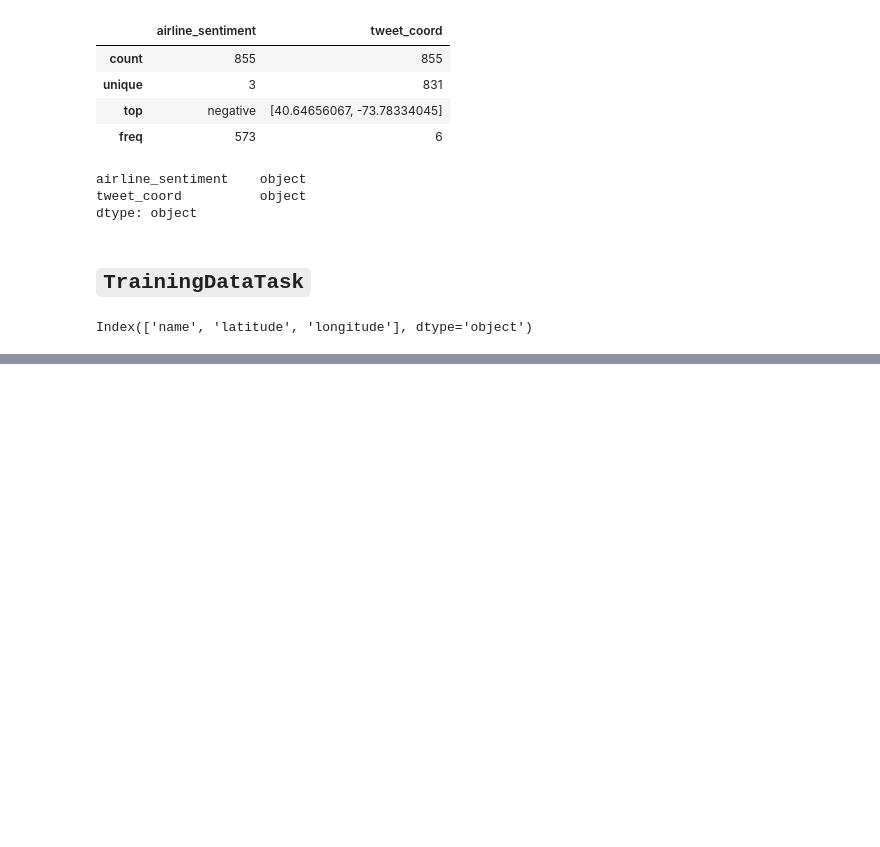
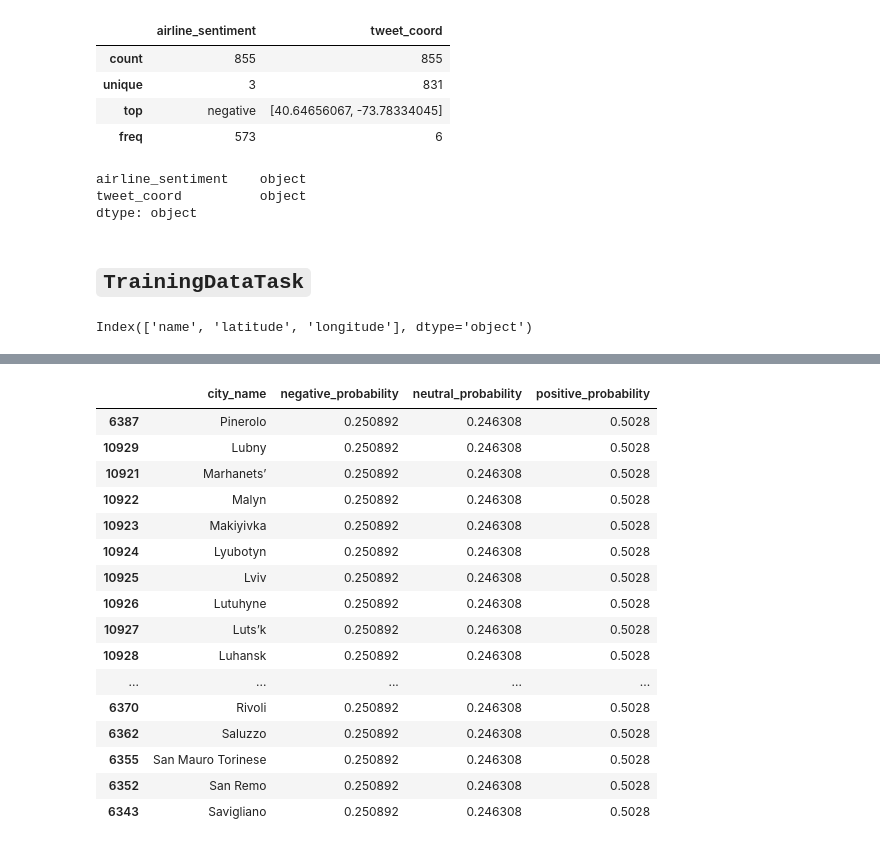
Before and after one commit to irfanki/luigi_ml, a Jupyter notebook: Kinaxis.ipynb, the cells around one changed output, grey strips where cells are left out. Saved outputs shown, nothing was run; the diff lists cells and outputs as text; code cells hidden in the pictures; blank space fills up the shorter version.

```diff
--- a/Kinaxis.ipynb
+++ b/Kinaxis.ipynb
@@ -465,0 +436,33 @@ df_test.to_csv('City_')
+# %%
+# Reverse the pandas dummy
+name = X.idxmax(axis=1)
+city_name = list(map( lambda x: x.replace( 'name_', ''), name))
+# %%
+negative_probability = loaded_model.predict_proba(X)[:,0]
+neutral_probability =loaded_model.predict_proba(X)[:,1]
+positive_probability =loaded_model.predict_proba(X)[:,2]
+# %%
+df = pd.DataFrame(list(zip(city_name, negative_probability, neutral_probability, positive_probability)),
+                  columns =['city_name', 'negative_probability', 'neutral_probability', 'positive_probability'])
+# %%
+df.sort_values('positive_probability', inplace=True, ascending=False)
+# %%
+df.head(1000)
+# %% [output]
+|  | city_name | negative_probability | neutral_probability | positive_probability |
+| 6387 | Pinerolo | 0.250892 | 0.246308 | 0.5028 |
+| 10929 | Lubny | 0.250892 | 0.246308 | 0.5028 |
+| 10921 | Marhanets’ | 0.250892 | 0.246308 | 0.5028 |
+| 10922 | Malyn | 0.250892 | 0.246308 | 0.5028 |
+| 10923 | Makiyivka | 0.250892 | 0.246308 | 0.5028 |
+| 10924 | Lyubotyn | 0.250892 | 0.246308 | 0.5028 |
+| 10925 | Lviv | 0.250892 | 0.246308 | 0.5028 |
+| 10926 | Lutuhyne | 0.250892 | 0.246308 | 0.5028 |
+| 10927 | Luts’k | 0.250892 | 0.246308 | 0.5028 |
+| 10928 | Luhansk | 0.250892 | 0.246308 | 0.5028 |
+| ... | ... | ... | ... | ... |
+| 6370 | Rivoli | 0.250892 | 0.246308 | 0.5028 |
+| 6362 | Saluzzo | 0.250892 | 0.246308 | 0.5028 |
+| 6355 | San Mauro Torinese | 0.250892 | 0.246308 | 0.5028 |
+| 6352 | San Remo | 0.250892 | 0.246308 | 0.5028 |
+| 6343 | Savigliano | 0.250892 | 0.246308 | 0.5028 |
```
Also changed, not shown: parts of 61 cells of this notebook, 6 other files.
